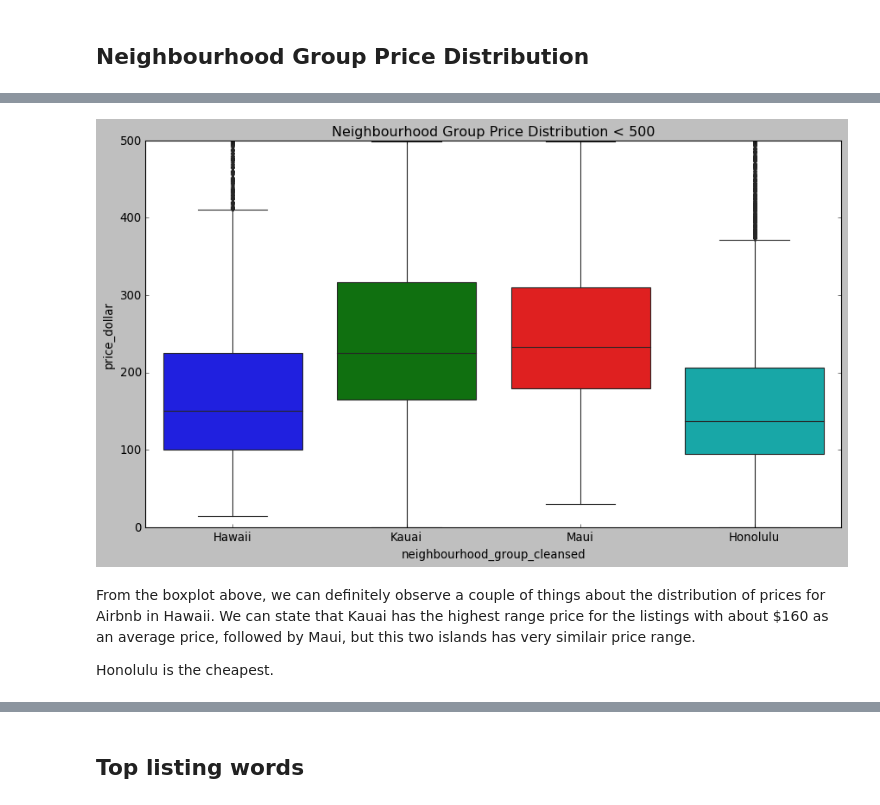
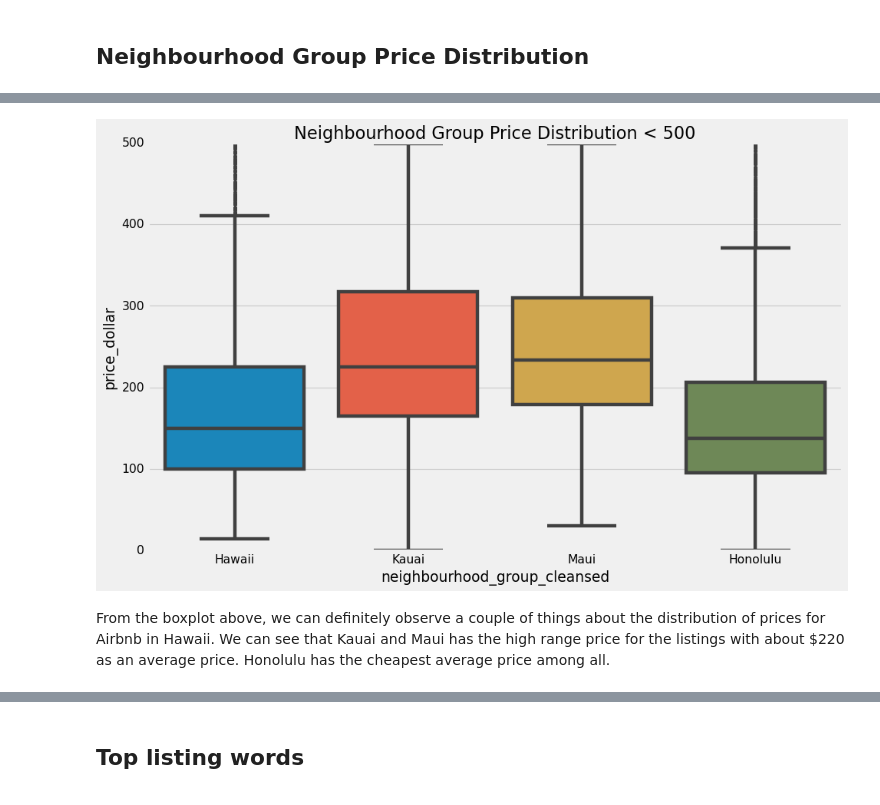
Before and after one commit to liushasky/hawaii-airbnb-reviews, a Jupyter notebook: airbnb_listings_reviews.ipynb, the cells around one changed output, grey strips where cells are left out. Cells and saved outputs as stored; diff of their text form; code cells hidden in the pictures.

Commit message:
updated visualization and analysis

```diff
--- a/airbnb_listings_reviews.ipynb
+++ b/airbnb_listings_reviews.ipynb
@@ -170,15 +204,13 @@ plt.show()
 # %%
 # draw boxplot
 # %%
-plt.style.use('classic')
-plt.figure(figsize=(13,7))
+plt.figure(figsize=(13,8))
 plt.title("Neighbourhood Group Price Distribution < 500")
 sns.boxplot(y="price_dollar",x ='neighbourhood_group_cleansed' ,data = df[df.price_dollar<500])
 plt.show()
 # %% [output]
-[figure, old version]
+[figure, new version]
 # %% [markdown]
 From the boxplot above, we can definitely observe a couple of things about the distribution of prices for Airbnb in Hawaii.
-We can state that Kauai has the highest range price for the listings with about $160 as an average price, followed by Maui, but this two islands has very similair price range.
-
-Honolulu is the cheapest.
+We can see that Kauai and Maui has the high range price for the listings with about $220 as an average price.
+Honolulu has the cheapest average price among all.
```
Also changed, not shown: parts of 34 cells of this notebook, 2 other files.
